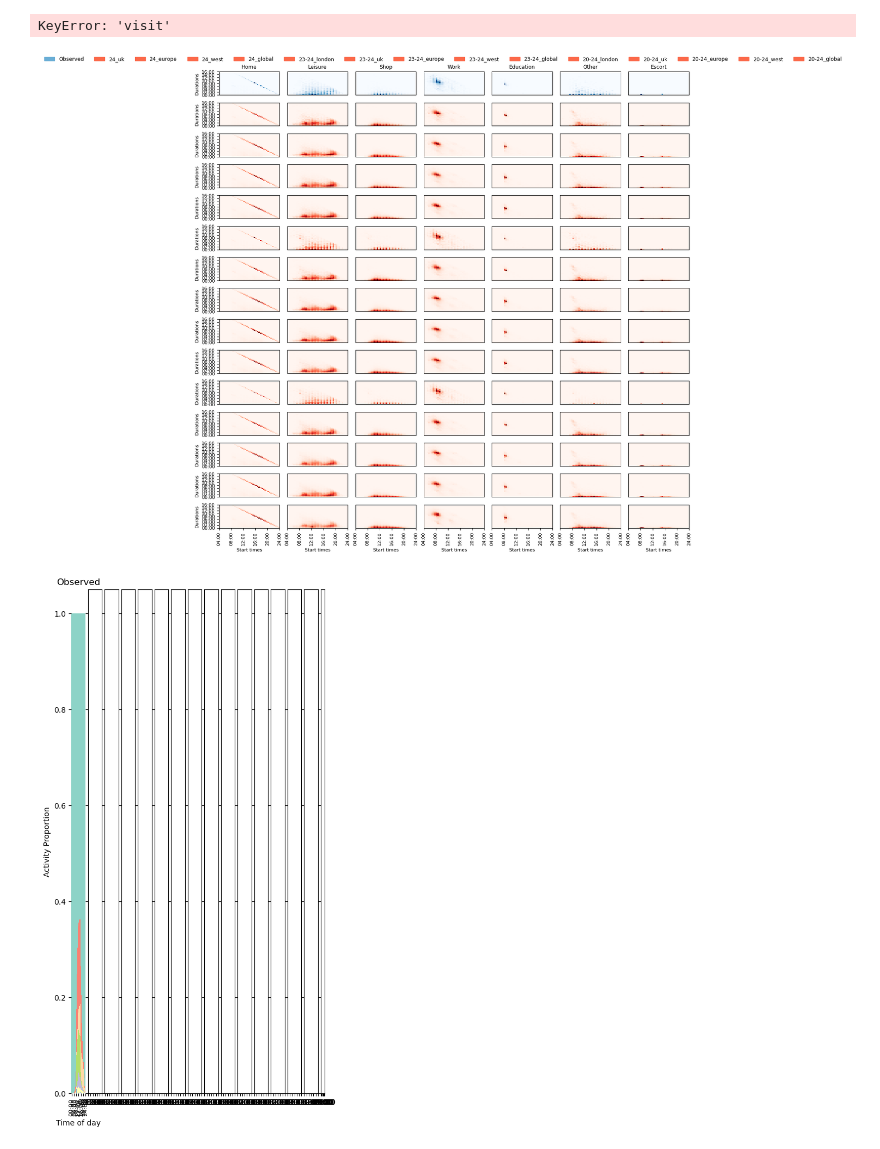
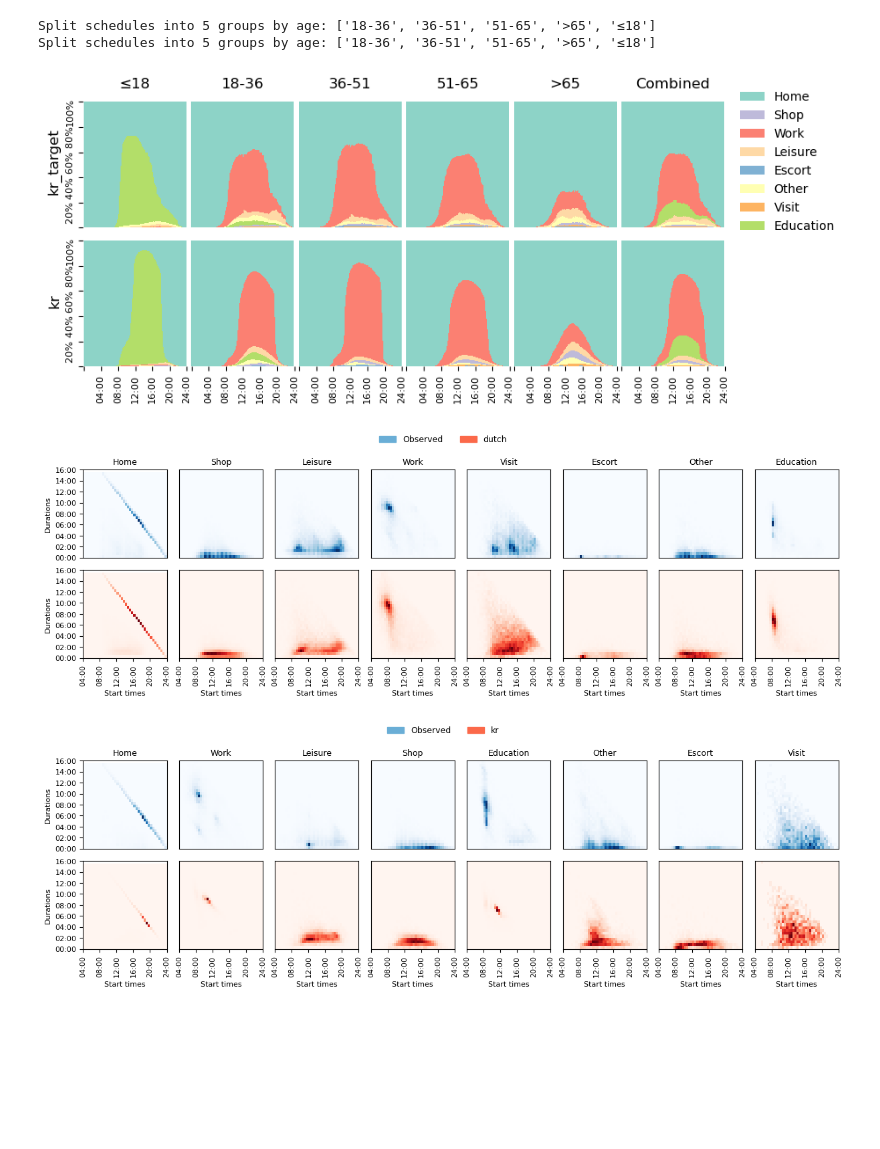
Before and after one commit to big-ucl/caveat, a Jupyter notebook: configs/foundation/analysis_world.ipynb, the cells around one changed output. Saved outputs shown, nothing was run; the diff lists cells and outputs as text; code cells hidden in the pictures; blank space fills up the shorter version.

Commit message:
latest world experiments

```diff
--- a/configs/foundation/analysis_world.ipynb
+++ b/configs/foundation/analysis_world.ipynb
@@ -507,14 +542,0 @@ Split schedules into 5 groups by age: ['18-36', '36-51', '51-65', '>65', '≤18'
-# %%
-training_schedules = {}
-training_attributes = {}
-for yrs in ["24", "23-24", "20-24"]:
-    for scope in ["london", "uk", "europe", "west", "global"]:
-        training_data_route = Path("../../tmp/foundation/experiment")
-        training_schedules[f"{yrs}_{scope}"] = pd.read_csv(
-            training_data_route / f"{yrs}_{scope}_activities.csv",
-            low_memory=False,
-        )
-        training_attributes[f"{yrs}_{scope}"] = pd.read_csv(
-            training_data_route / f"{yrs}_{scope}_attributes.csv",
-            low_memory=False,
-        )
@@ -521,23 +569,39 @@ for yrs in ["24", "23-24", "20-24"]:
+# %%
+freq_plotter(
+    training_schedules["training"],
+    training_attributes["training"],
+    {"kr_target": training_schedules["kr"], "kr": schedules["kr"]},
+    {"kr_target": training_attributes["kr"], "kr": attributes["kr"]},
+    by="age",
+    filter=["≤18", "18-36", "36-51", "51-65", ">65"],
+)
+# %% [output]
+Split schedules into 5 groups by age: ['18-36', '36-51', '51-65', '>65', '≤18']
+Split schedules into 5 groups by age: ['18-36', '36-51', '51-65', '>65', '≤18']
+[figure, added]
 # %%
-from acteval.describe.frequency import frequency_plots
-from acteval.describe.times import joint_time_distributions_plot
-from acteval.describe.transitions import sequence_prob_plot
-
-target = training_schedules.pop("24_london")
+f = joint_time_distributions_plot(
+    observed=training_schedules["dutch"],
+    ys={"dutch": schedules["dutch"]},
+    cmap=cmap,
+    figsize=(12, 4),
+)
 
 f = joint_time_distributions_plot(
-    observed=target, ys=training_schedules, cmap=cmap, figsize=(12, 12)
+    observed=training_schedules["kr"],
+    ys={"kr": schedules["kr"]},
+    cmap=cmap,
+    figsize=(12, 4),
 )
-f = frequency_plots(
-    observed=target, ys=training_schedules, cmap=cmap, figsize=(12, 6)
-)
-f = sequence_prob_plot(
-    observed=target, ys=training_schedules, cmap=cmap, figsize=(12, 6)
-)
+# f = frequency_plots(
+#     observed=target, ys=training_schedules, cmap=cmap, figsize=(12, 6)
+# )
+# f = sequence_prob_plot(
+#     observed=target, ys=training_schedules, cmap=cmap, figsize=(12, 6)
+# )
 # %% [output]
-KeyError: 'visit'
-[figure, old version]
+[figure, new version]
-[figure, old version]
+[figure, new version]
 # %%
 # training_attributes = {
 #     "uk": pd.read_csv(training_data_route / "uk_attributes.csv"),
```
Also changed, not shown: parts of 15 cells of this notebook, 4 other files.
